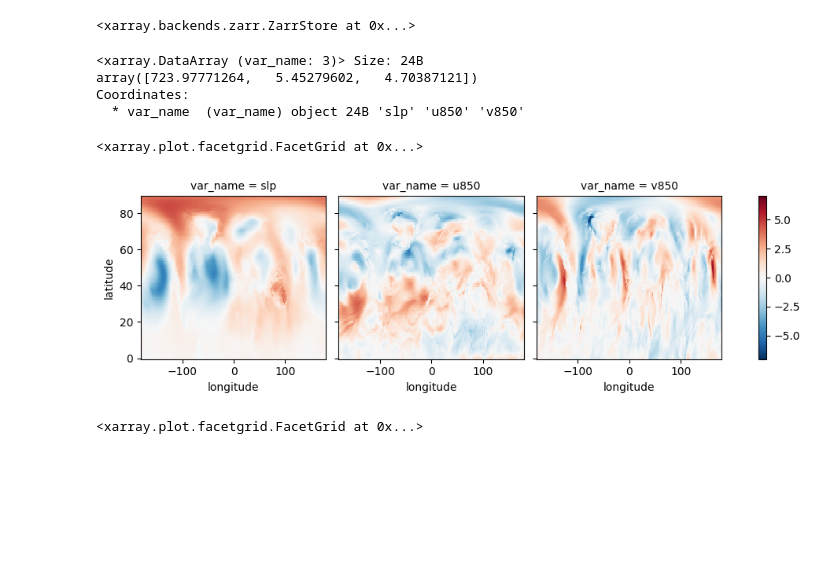
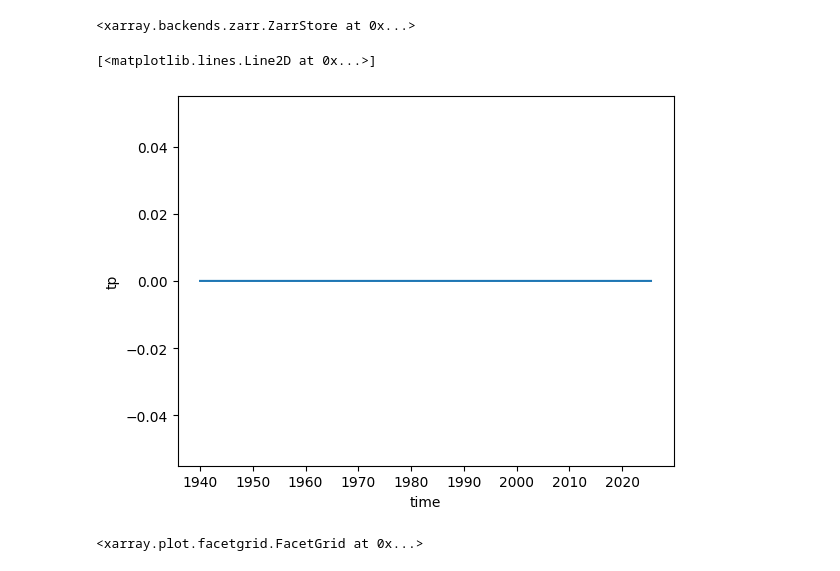
Before and after one commit to rguilcas/predict_rain_norway, a Jupyter notebook: prepare_data/make_zarr_from_daily_files.ipynb, the cells around one changed output. Drawn from its saved outputs; the diff is of its cells as text; code cells hidden in the pictures; blank space fills up the shorter version.

Commit message:
Data ready and network running

```diff
--- a/prepare_data/make_zarr_from_daily_files.ipynb
+++ b/prepare_data/make_zarr_from_daily_files.ipynb
@@ -90,17 +91,12 @@ ds_out.chunk(time=365).to_zarr(f"/Data/gfi/users/rogui7909/data/ERA5/dynamical_v
 # %% [output]
 <xarray.backends.zarr.ZarrStore at 0x...>
 # %%
-ds_std
+pr = xr.open_dataarray('/Data/gfi/users/rogui7909/data/ERA5/precipitation/pr_era5_daily_westnorway_1940-2024.nc')
-# %% [output]
-<xarray.DataArray (var_name: 3)> Size: 24B
-array([723.97771264,   5.45279602,   4.70387121])
-Coordinates:
-  * var_name  (var_name) object 24B 'slp' 'u850' 'v850'
 # %%
-(ds_no_mean.isel(time=0)/ds_std).plot(col='var_name')
+pr.isnull().plot()
 # %% [output]
-<xarray.plot.facetgrid.FacetGrid at 0x...>
+[<matplotlib.lines.Line2D at 0x...>]
-[figure, old version]
+[figure, new version]
 # %%
 (ds_all.isel(time=0)-ds_all_mean).plot(col='var_name')
 # %% [output]
```
Also changed, not shown: parts of 2 cells of this notebook, 3 other files.
